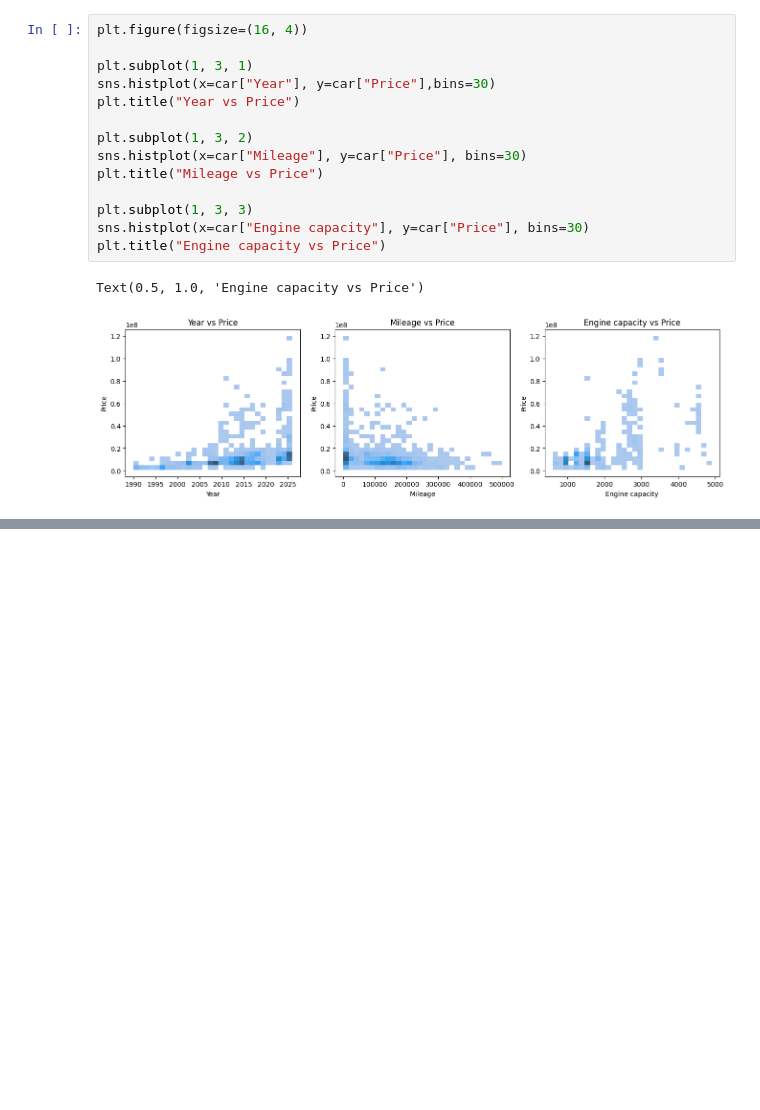
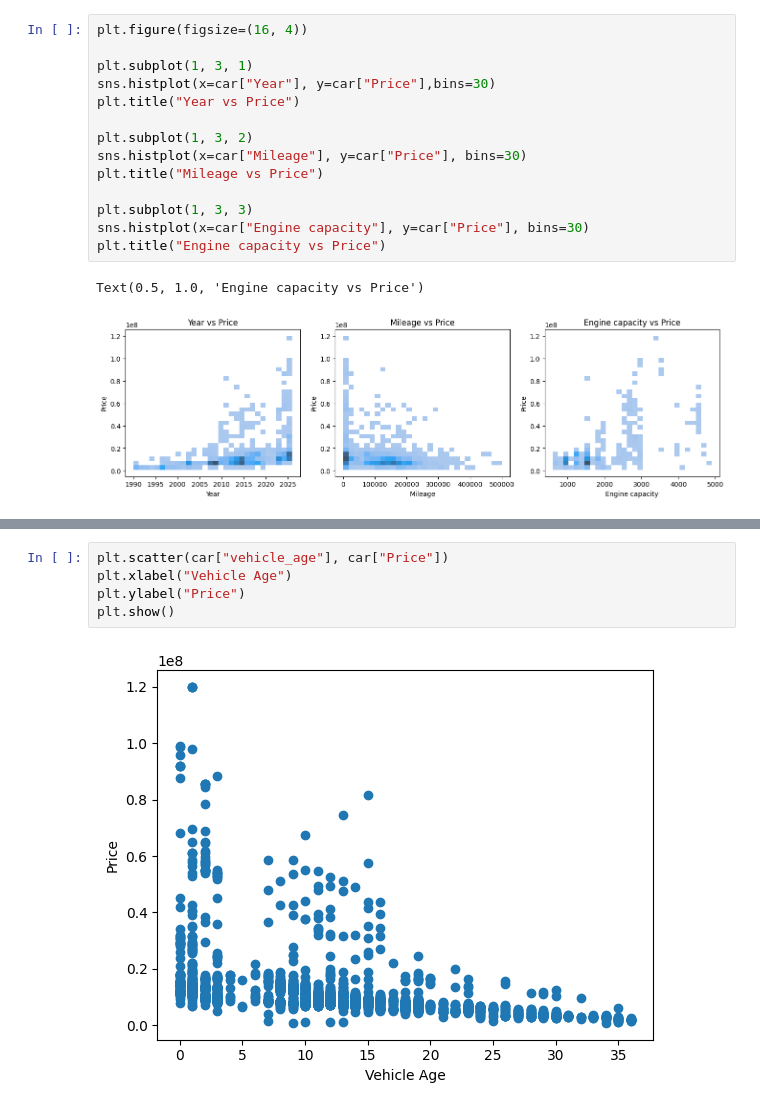
Before and after one commit to ChamodyaMihirath/2nd-hand-vehicle-price-predictor, a Jupyter notebook: notebooks/eda.ipynb, the cells around one changed output, grey strips where cells are left out. Saved outputs shown, nothing was run; the diff lists cells and outputs as text; blank space fills up the shorter version.

```diff
--- a/notebooks/eda.ipynb
+++ b/notebooks/eda.ipynb
@@ -48,0 +60,7 @@ plt.show()
+# %%
+plt.scatter(car["vehicle_age"], car["Price"])
+plt.xlabel("Vehicle Age")
+plt.ylabel("Price")
+plt.show()
+# %% [output]
+[figure, added]
```
Also changed, not shown: parts of 14 cells of this notebook, 3 other files.
